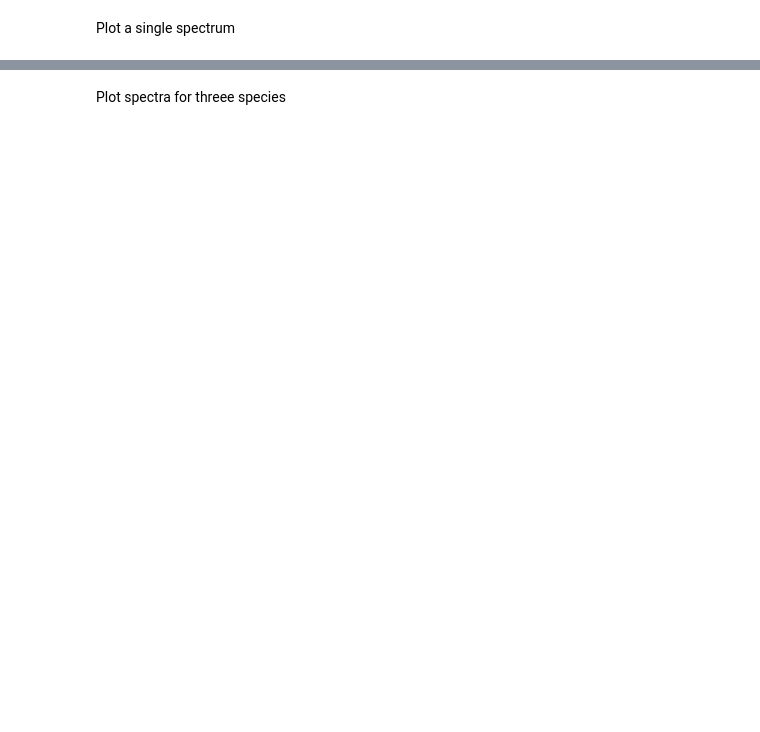
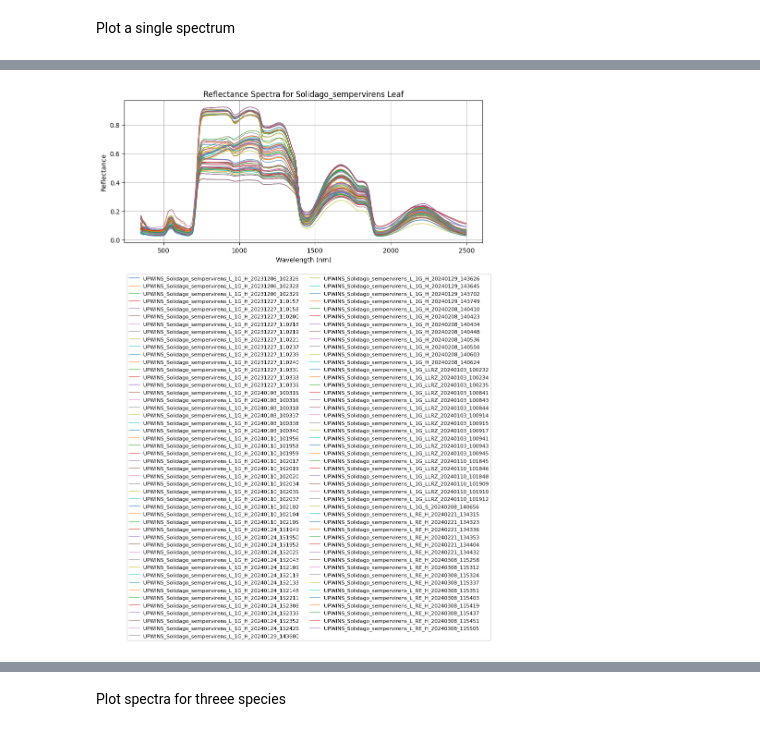
Before and after one commit to wbasener/UPWINS_Spectral_Library, a Jupyter notebook: spectral_library_searching_and_plotting.ipynb, the cells around one changed output, grey strips where cells are left out. Saved outputs shown, nothing was run; the diff lists cells and outputs as text; code cells hidden in the pictures; blank space fills up the shorter version.

```diff
--- a/spectral_library_searching_and_plotting.ipynb
+++ b/spectral_library_searching_and_plotting.ipynb
@@ -41,2 +34,17 @@ Plot all spectra whose name is a given species (Baccharis_Halimif) and plant par
+# %%
+# get indices for spectra whose name contains 'Solidago_sempervirens_L'
+indices = name_search(lib, 'Solidago_sempervirens_L')
+
+# Plot the first spectrum
+plt.figure(figsize=(10,4))
+for i in indices:
+    plt.plot(lib.bands.centers, lib.spectra[i], label=lib.names[i], linewidth=0.75)
+plt.xlabel('Wavelength (nm)')
+plt.ylabel('Reflectance')
+plt.title('Reflectance Spectra for Solidago_sempervirens Leaf')
+plt.grid(True)
+plt.legend(bbox_to_anchor=(0, -0.2), loc='upper left', ncol=2, fontsize=8);
+# %% [output]
+[figure, added]
 # %%
 # get indices for spectra whose name starts with 'Baccharis_Halimif_L'
```
Also changed, not shown: parts of 7 cells of this notebook.
